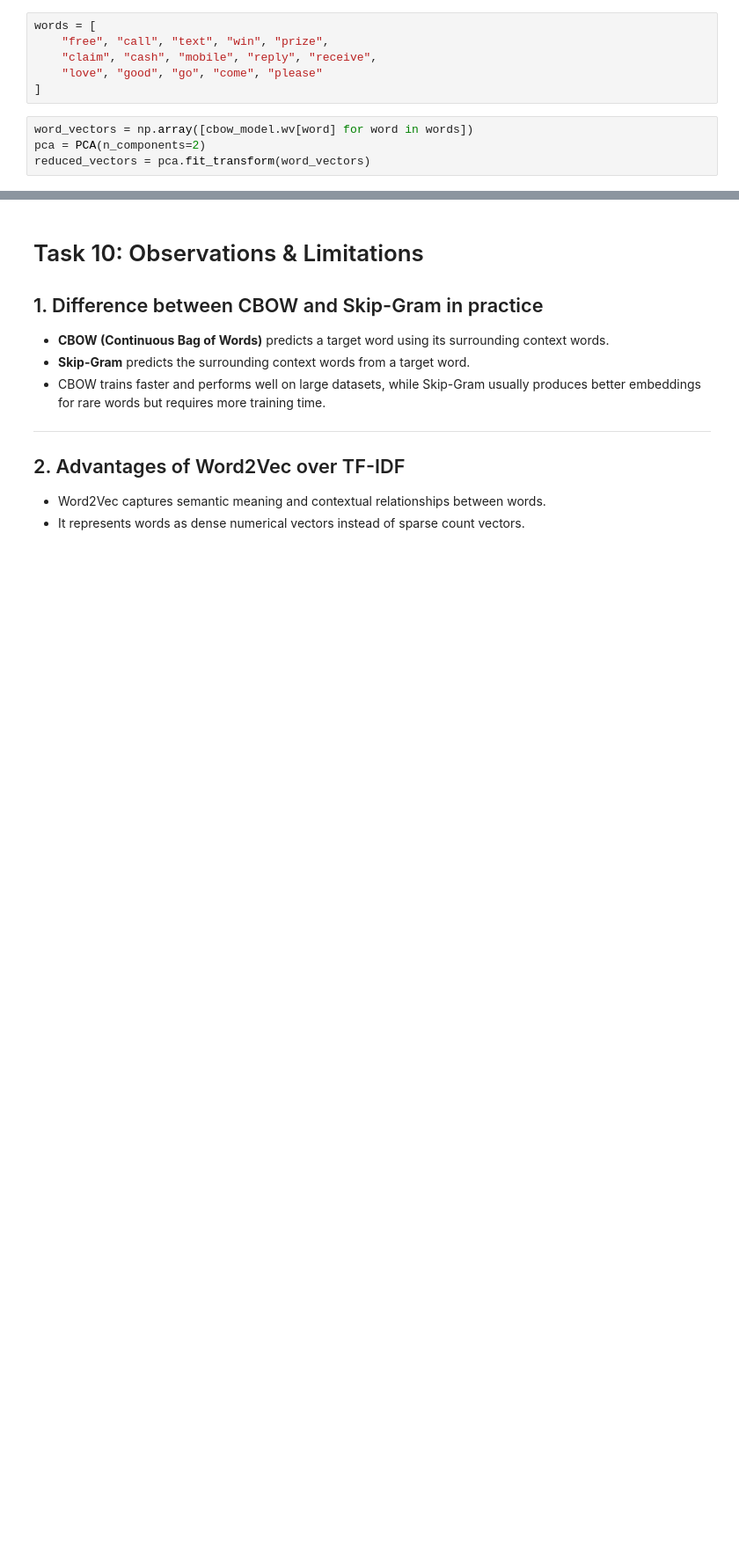
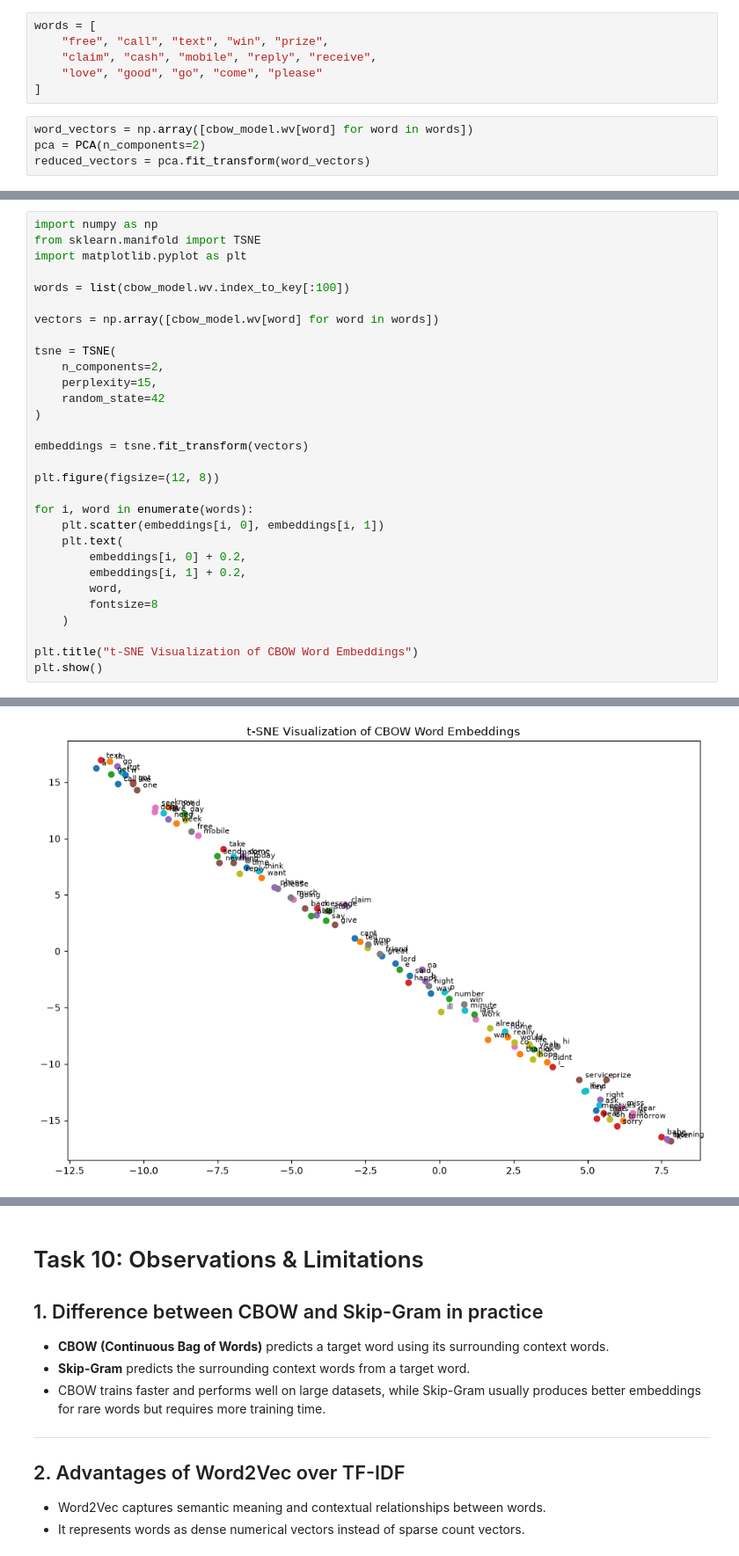
Before and after one commit to SuryanshTiwari18/GenAi-assignments, a Jupyter notebook: assignment-19/assignment_19.ipynb, the cells around one changed output, grey strips where cells are left out. Shown at 88% size. Saved outputs shown, nothing was run; the diff lists cells and outputs as text; blank space fills up the shorter version.

```diff
--- a/assignment-19/assignment_19.ipynb
+++ b/assignment-19/assignment_19.ipynb
@@ -932,0 +911,31 @@ plt.show()
+# %%
+import numpy as np
+from sklearn.manifold import TSNE
+import matplotlib.pyplot as plt
+
+words = list(cbow_model.wv.index_to_key[:100])
+
+vectors = np.array([cbow_model.wv[word] for word in words])
+
+tsne = TSNE(
+    n_components=2,
+    perplexity=15,
+    random_state=42
+)
+
+embeddings = tsne.fit_transform(vectors)
+
+plt.figure(figsize=(12, 8))
+
+for i, word in enumerate(words):
+    plt.scatter(embeddings[i, 0], embeddings[i, 1])
+    plt.text(
+        embeddings[i, 0] + 0.2,
+        embeddings[i, 1] + 0.2,
+        word,
+        fontsize=8
+    )
+
+plt.title("t-SNE Visualization of CBOW Word Embeddings")
+plt.show()
+# %% [output]
@@ -932,0 +959 @@ plt.show()
+[figure, added]
```
Also changed, not shown: parts of 37 cells of this notebook, 1 other file.
